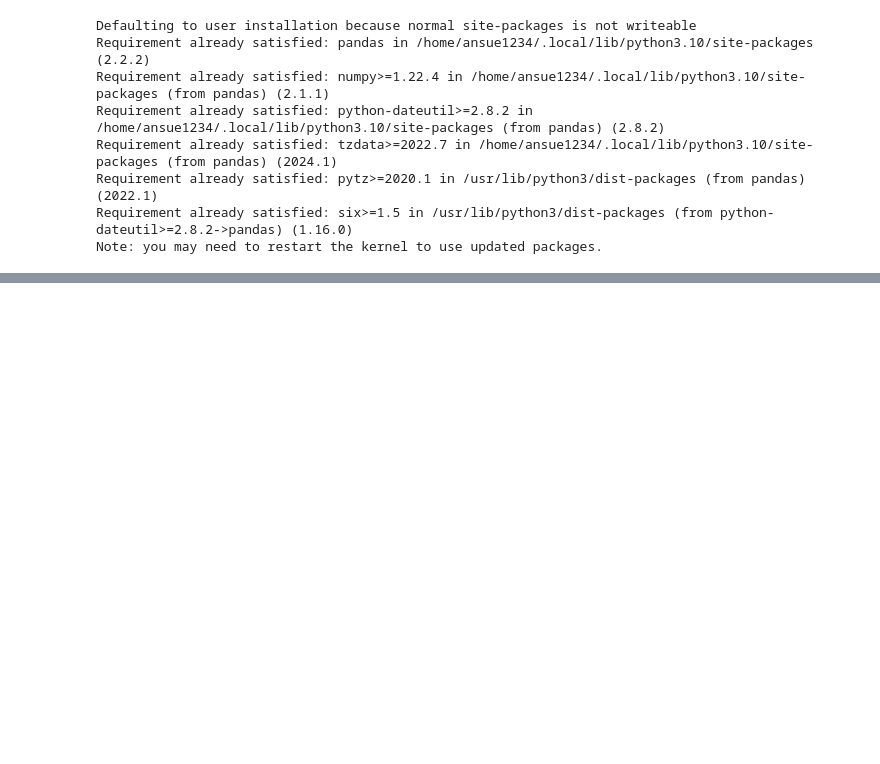
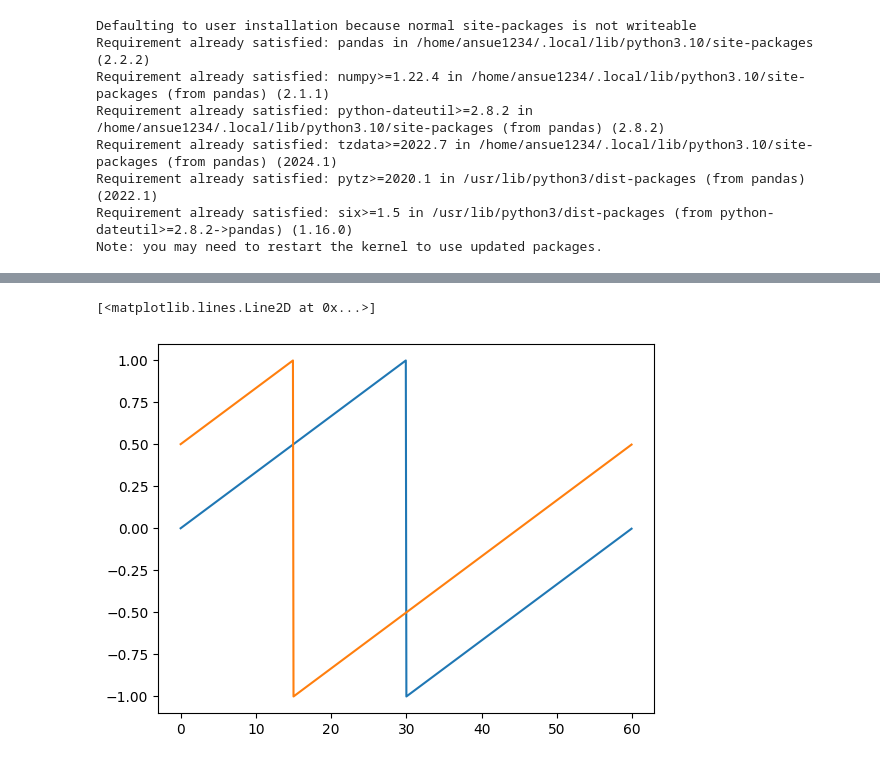
Before and after one commit to ansue1234/RobLimbFK, a Jupyter notebook: ros_ws/src/notebooks/traj_generator.ipynb, the cells around one changed output, grey strips where cells are left out. Saved outputs shown, nothing was run; the diff lists cells and outputs as text; code cells hidden in the pictures; blank space fills up the shorter version.

```diff
--- a/ros_ws/src/notebooks/traj_generator.ipynb
+++ b/ros_ws/src/notebooks/traj_generator.ipynb
@@ -57,0 +71,22 @@ df.to_csv('../traj/trajectories.csv', index=False)
+# %%
+# Parameters
+frequency = 1/60  # frequency of the sawtooth wave in Hz
+duration = 60  # duration of the signal in seconds
+phase_shift = np.pi / 2  # 90 degrees phase shift in radians
+
+# Time vector
+t = np.linspace(0, duration, int(duration/dt), endpoint=False)
+
+# Generate sawtooth wave with phase shift
+x = 2 * ((t * frequency) - np.floor(0.5 + t * frequency))
+y = 2 * ((t * frequency + phase_shift / (2 * np.pi)) - np.floor(0.5 + t * frequency + phase_shift / (2 * np.pi)))
+
+df = pd.DataFrame(np.vstack((x, y)).T, columns=['throttle_x', 'throttle_y'])
+df.to_csv('../traj/trajectories_saw_tooth.csv', index=False)
+# %%
+import matplotlib.pyplot as plt
+plt.plot(t, x)
+plt.plot(t, y)
+# %% [output]
+[<matplotlib.lines.Line2D at 0x...>]
+[figure, added]
```
Also changed, not shown: parts of 4 cells of this notebook, 33 other files.
